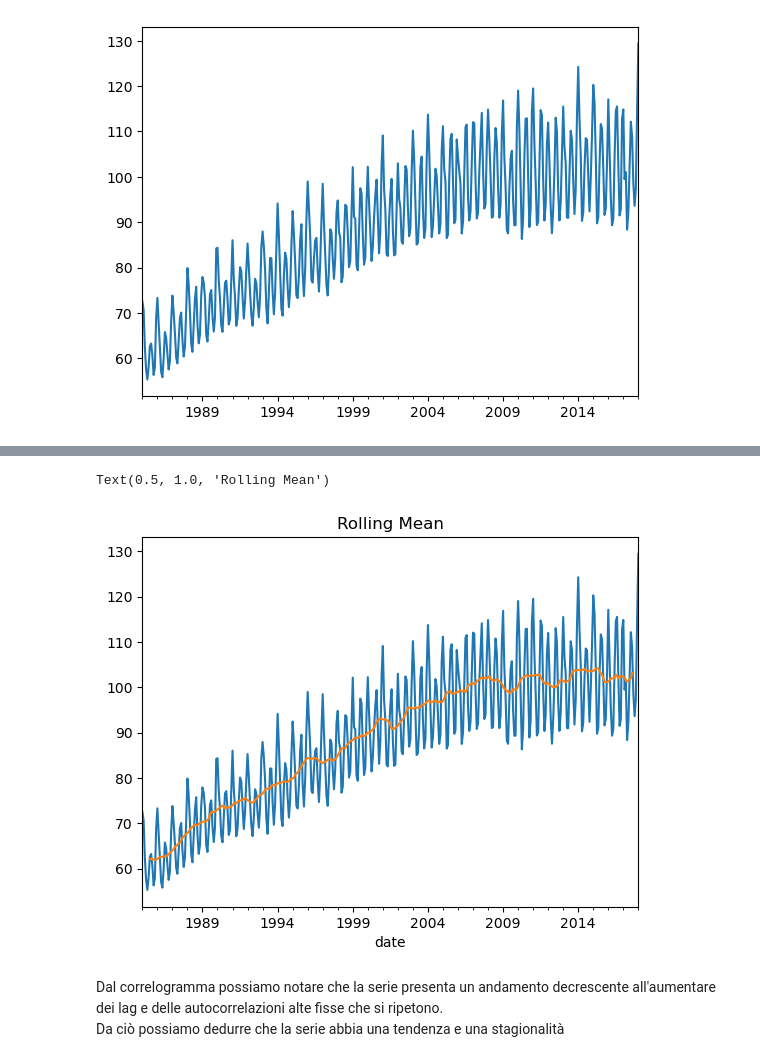
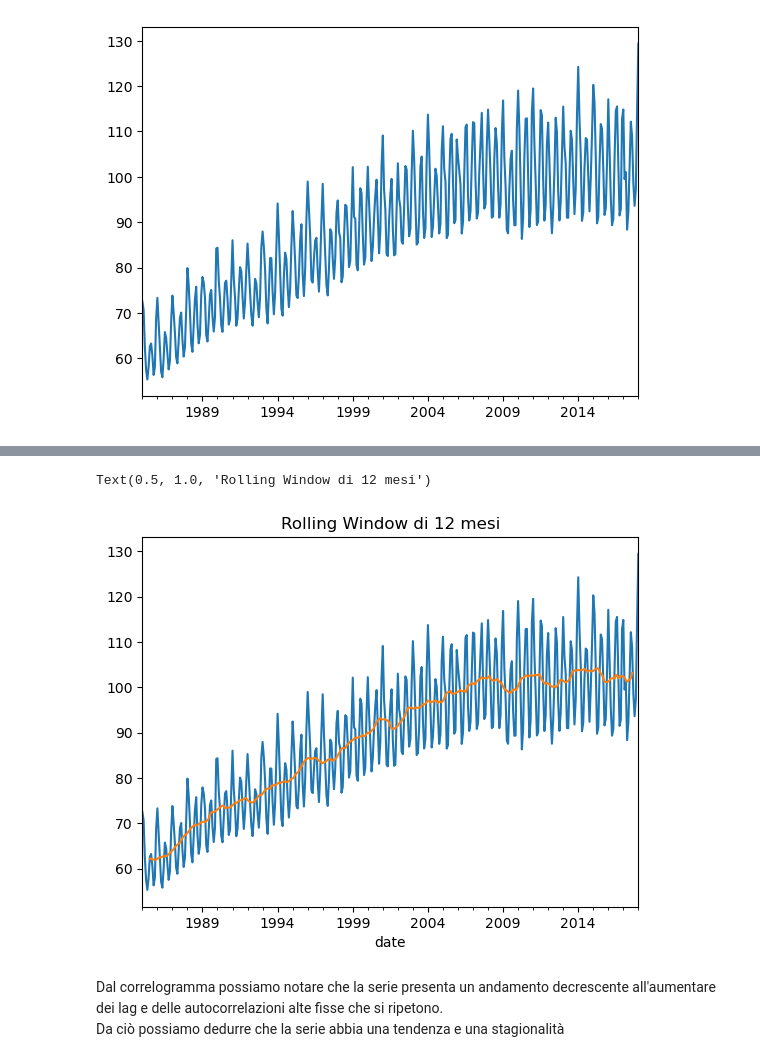
Before and after one commit to AngeloLongano/heart_failure_prediction, a Jupyter notebook: analysis_time_series.ipynb, the cells around one changed output, grey strips where cells are left out. Drawn from its saved outputs; the diff is of its cells as text; code cells hidden in the pictures.

```diff
--- a/analysis_time_series.ipynb
+++ b/analysis_time_series.ipynb
@@ -104,10 +102,10 @@ df["value"].plot()
 # %%
 df_data["value"].plot()
 df_data["value"].rolling(12,center=True).mean().plot()
-plt.title("Rolling Mean")
+plt.title("Rolling Window di 12 mesi")
 # %% [output]
-Text(0.5, 1.0, 'Rolling Mean')
+Text(0.5, 1.0, 'Rolling Window di 12 mesi')
-[figure, old version]
+[figure, new version]
 # %% [markdown]
 Dal correlogramma possiamo notare che la serie presenta un andamento decrescente all'aumentare dei lag e delle autocorrelazioni alte fisse che si ripetono.
 Da ciò possiamo dedurre che la serie abbia una tendenza e una stagionalità
```
Also changed, not shown: parts of 20 cells of this notebook, 1 other file.
